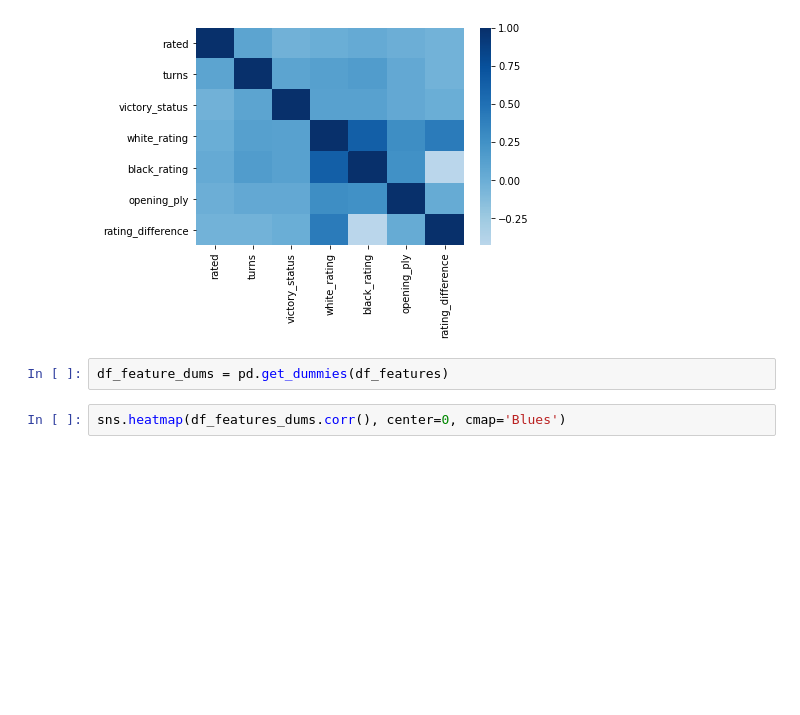
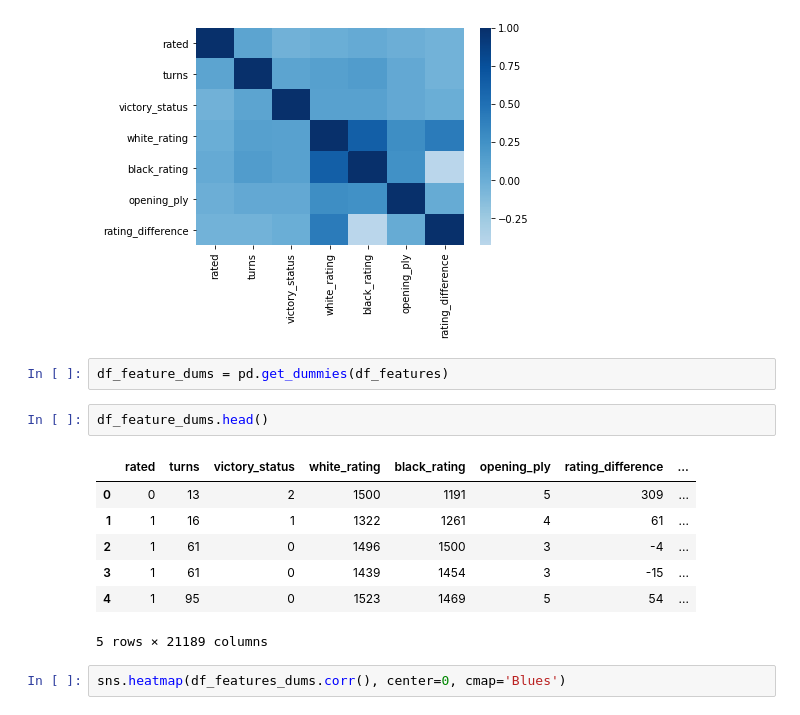
Before and after one commit to pawoody/dsc-3-final-project-online-ds-ft-041519, a Jupyter notebook: Module 3 Project.ipynb, the cells around one changed output. Cells and saved outputs as stored; diff of their text form; blank space fills up the shorter version.

```diff
--- a/Module 3 Project.ipynb
+++ b/Module 3 Project.ipynb
@@ -416,6 +416,16 @@ sns.heatmap(df_features.corr(), center=0, cmap='Blues')
 [figure]
 # %%
 df_feature_dums = pd.get_dummies(df_features)
+# %%
+df_feature_dums.head()
+# %% [output]
+|  | rated | turns | victory_status | white_rating | black_rating | opening_ply | rating_difference | ... |
+| 0 | 0 | 13 | 2 | 1500 | 1191 | 5 | 309 | ... |
+| 1 | 1 | 16 | 1 | 1322 | 1261 | 4 | 61 | ... |
+| 2 | 1 | 61 | 0 | 1496 | 1500 | 3 | -4 | ... |
+| 3 | 1 | 61 | 0 | 1439 | 1454 | 3 | -15 | ... |
+| 4 | 1 | 95 | 0 | 1523 | 1469 | 5 | 54 | ... |
+5 rows × 21189 columns
 # %%
 sns.heatmap(df_features_dums.corr(), center=0, cmap='Blues')
 # %% [output]
```
Also changed, not shown: 1 other file.
